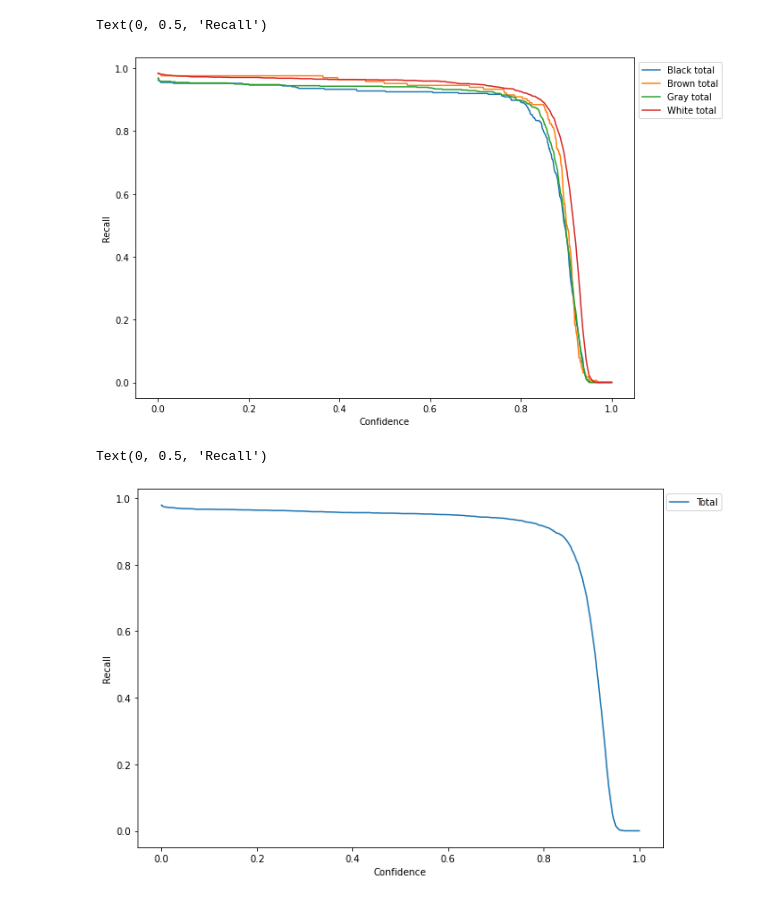
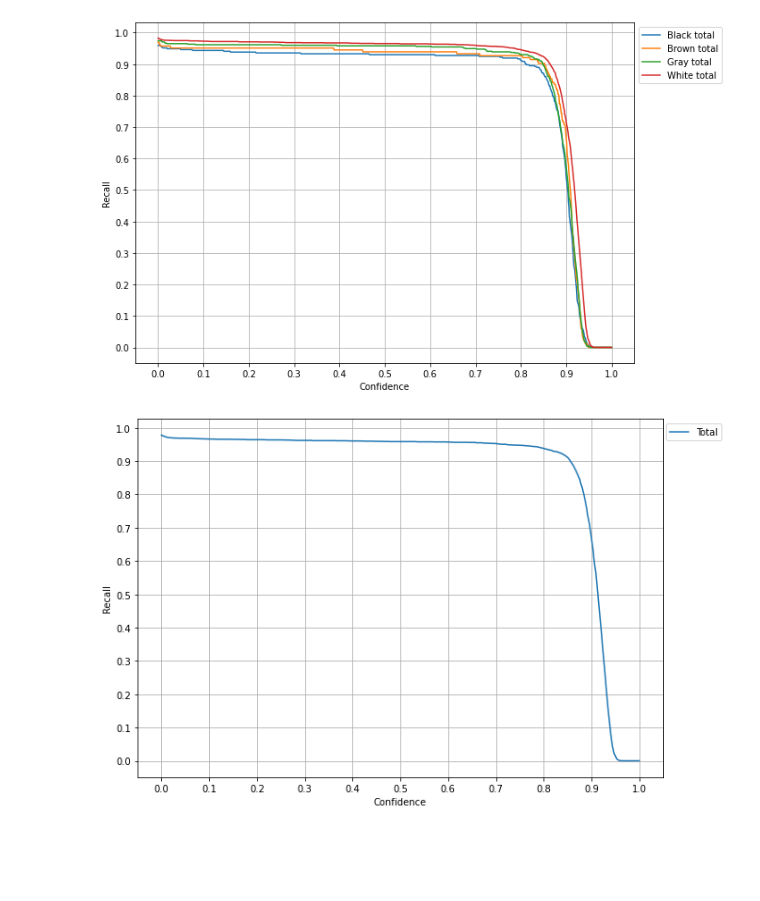
Before and after one commit to bjosttveit/masters-thesis, a Jupyter notebook: validate.ipynb, the cells around one changed output. Saved outputs shown, nothing was run; the diff lists cells and outputs as text; code cells hidden in the pictures; blank space fills up the shorter version.

```diff
--- a/validate.ipynb
+++ b/validate.ipynb
@@ -18,10 +18,10 @@ def parseLabel(label: str) -> dict:
     width = float(values[3])
     height = float(values[4])
 
-    dict["x1"] = xc - width
-    dict["x2"] = xc + width
-    dict["y1"] = yc - height
-    dict["y2"] = yc + height
+    dict["x1"] = xc - width / 2
+    dict["x2"] = xc + width / 2
+    dict["y1"] = yc - height / 2
+    dict["y2"] = yc + height / 2
 
     return dict
 
@@ -119,6 +119,7 @@ white occluded sheep 0.8260869565217391
 # %%
 import matplotlib.pyplot as plt
 plt.rcParams["figure.figsize"] = (10,7)
+ticks = np.linspace(0, 1, 11)
 
 for c in range(NC):
     plt.plot(conf_thresholds, true_positives[c]/instance_count[c], label=class_names[c])
@@ -126,4 +127,8 @@ for c in range(NC):
 plt.legend(bbox_to_anchor=(1.0,1.0))
 plt.xlabel("Confidence")
 plt.ylabel("Recall")
+plt.grid(axis="both")
+plt.xticks(ticks)
+plt.yticks(ticks)
+plt.show()
 # %% [output]
@@ -156,17 +163,25 @@ plt.plot(conf_thresholds, white, label="White total")
 plt.legend(bbox_to_anchor=(1.0,1.0))
 plt.xlabel("Confidence")
 plt.ylabel("Recall")
+plt.grid(axis="both")
+plt.xticks(ticks)
+plt.yticks(ticks)
+plt.show()
 # %% [output]
-Text(0, 0.5, 'Recall')
-[figure, old version]
+[figure, new version]
 # %%
-plt.plot(conf_thresholds, true_positives.sum(axis=0) / instance_count.sum(), label="Total")
+total_recall = true_positives.sum(axis=0) / instance_count.sum()
+
+plt.plot(conf_thresholds, total_recall, label="Total")
 plt.legend(bbox_to_anchor=(1.12,1.0))
 plt.xlabel("Confidence")
 plt.ylabel("Recall")
+plt.grid(axis="both")
+plt.xticks(ticks)
+plt.yticks(ticks)
+plt.show()
 # %% [output]
-Text(0, 0.5, 'Recall')
-[figure, old version]
+[figure, new version]
 # %%
 white_non_occ = true_positives[3] / instance_count[3]
 white_occ = true_positives[7] / instance_count[7]
```
Also changed, not shown: parts of 10 cells of this notebook.
